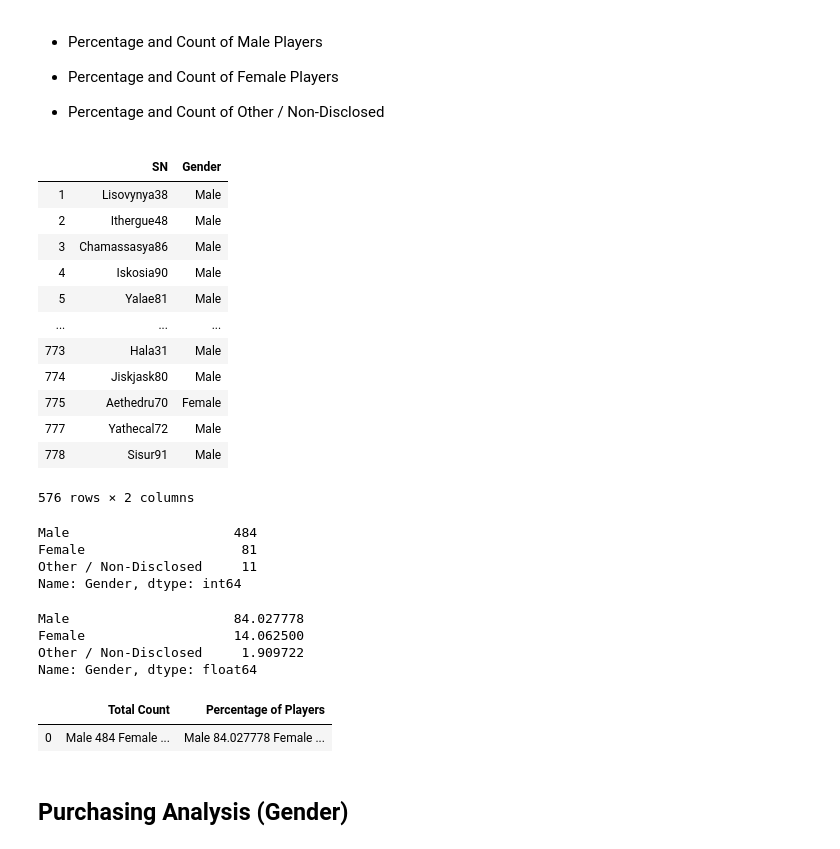
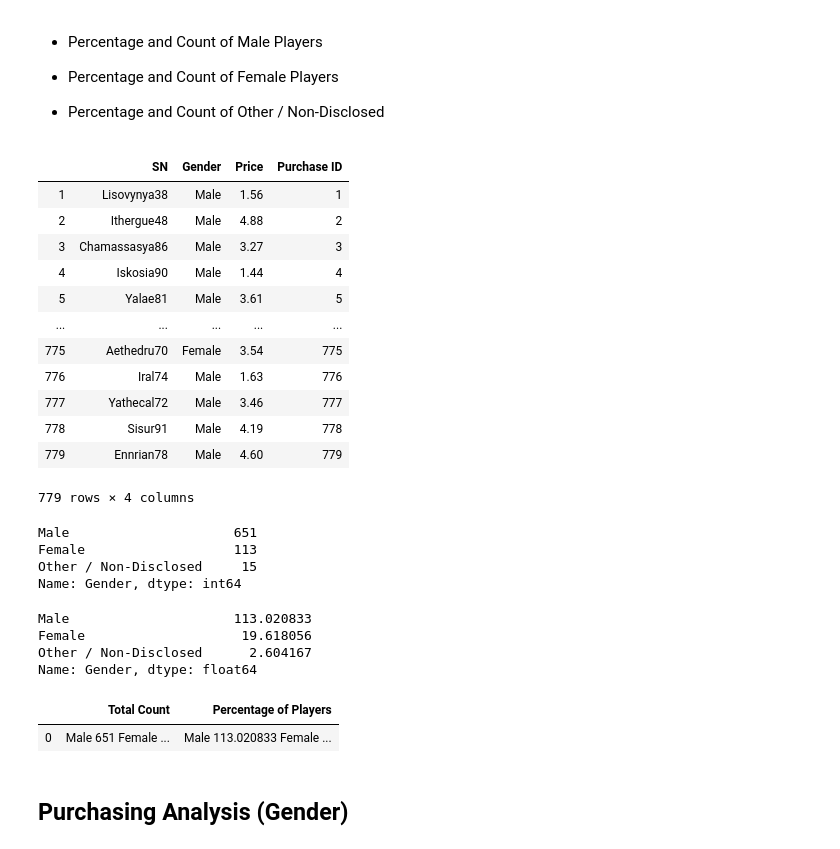
Before and after one commit to cmills39/pandas-challenge, a Jupyter notebook: HeroesOfPymoli/HeroesOfPymoli_starter.HW.ipynb, the cells around one changed output. Saved outputs shown, nothing was run; the diff lists cells and outputs as text; code cells hidden in the pictures.

```diff
--- a/HeroesOfPymoli/HeroesOfPymoli_starter.HW.ipynb
+++ b/HeroesOfPymoli/HeroesOfPymoli_starter.HW.ipynb
@@ -90,38 +90,38 @@ PA_df
 * Percentage and Count of Other / Non-Disclosed
 # %%
 #Count of Players
-G_Players_df = HoP_df.loc[1:, ["SN","Gender"]]
+G_Players_df = HoP_df.loc[1:, ["SN","Gender","Price","Purchase ID"]]
 GP=G_Players_df.drop_duplicates()
 GP
 # %% [output]
-|  | SN | Gender |
-| 1 | Lisovynya38 | Male |
-| 2 | Ithergue48 | Male |
-| 3 | Chamassasya86 | Male |
-| 4 | Iskosia90 | Male |
-| 5 | Yalae81 | Male |
-| ... | ... | ... |
-| 773 | Hala31 | Male |
-| 774 | Jiskjask80 | Male |
-| 775 | Aethedru70 | Female |
-| 777 | Yathecal72 | Male |
-| 778 | Sisur91 | Male |
+|  | SN | Gender | Price | Purchase ID |
+| 1 | Lisovynya38 | Male | 1.56 | 1 |
+| 2 | Ithergue48 | Male | 4.88 | 2 |
+| 3 | Chamassasya86 | Male | 3.27 | 3 |
+| 4 | Iskosia90 | Male | 1.44 | 4 |
+| 5 | Yalae81 | Male | 3.61 | 5 |
+| ... | ... | ... | ... | ... |
+| 775 | Aethedru70 | Female | 3.54 | 775 |
+| 776 | Iral74 | Male | 1.63 | 776 |
+| 777 | Yathecal72 | Male | 3.46 | 777 |
+| 778 | Sisur91 | Male | 4.19 | 778 |
+| 779 | Ennrian78 | Male | 4.60 | 779 |
-576 rows × 2 columns
+779 rows × 4 columns
 # %%
 Gender_Count=GP['Gender'].value_counts()
 Gender_Count
 # %% [output]
-Male                     484
-Female                    81
-Other / Non-Disclosed     11
+Male                     651
+Female                   113
+Other / Non-Disclosed     15
 Name: Gender, dtype: int64
 # %%
 Percent_of_Players= (Gender_Count / Player_Count)*100
 Percent_of_Players
 # %% [output]
-Male                     84.027778
-Female                   14.062500
-Other / Non-Disclosed     1.909722
+Male                     113.020833
+Female                    19.618056
+Other / Non-Disclosed      2.604167
 Name: Gender, dtype: float64
 # %%
 GAdata = {'Total Count':[Gender_Count], 'Percentage of Players':[Percent_of_Players]}
@@ -129,7 +129,7 @@ GA_df = pd.DataFrame(GAdata)
 GA_df
 # %% [output]
 |  | Total Count | Percentage of Players |
-| 0 | Male 484 Female ... | Male 84.027778 Female ... |
+| 0 | Male 651 Female ... | Male 113.020833 Female ... |
 # %% [markdown]
 
 ## Purchasing Analysis (Gender)
```
Also changed, not shown: parts of 9 cells of this notebook.
